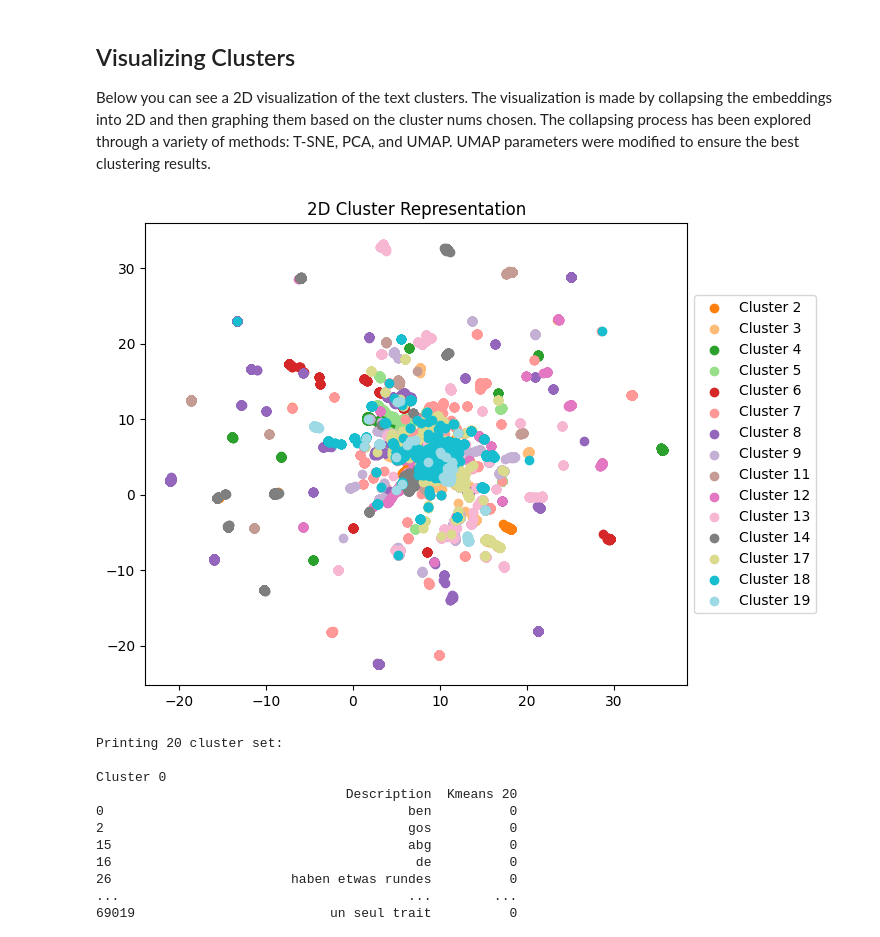
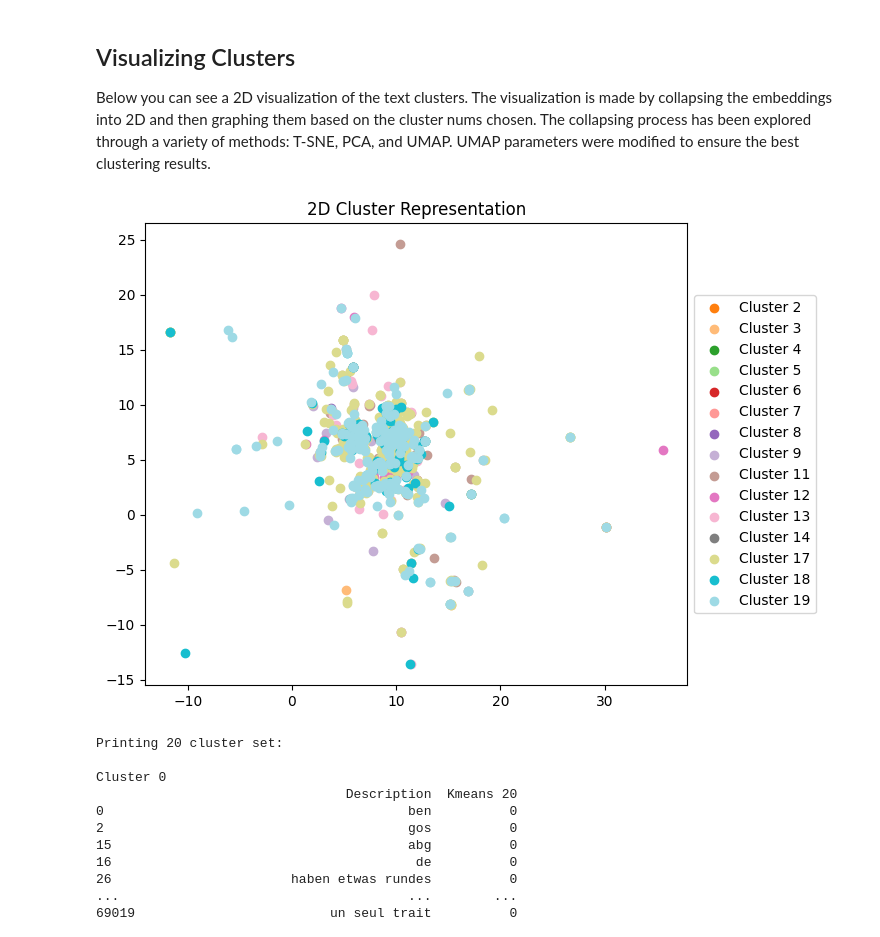
Before and after one commit to zstephe/zstephe.github.io, a Jupyter notebook: Glyph/visualization.ipynb, the cells around one changed output. Drawn from its saved outputs; the diff is of its cells as text; code cells hidden in the pictures.

Commit message:
Clustering honorifics

```diff
--- a/Glyph/visualization.ipynb
+++ b/Glyph/visualization.ipynb
@@ -61,7 +61,7 @@ Below you can see a 2D visualization of the text clusters. The visualization is
 # %%
 import umap.umap_ as umap
 
-reducer = umap.UMAP(n_neighbors=80,min_dist=0,metric='manhattan')
+reducer = umap.UMAP(n_neighbors=50,min_dist=0,metric='euclidean')
 #newEmbeddings2D = pd.DataFrame(PCA(n_components=2).fit_transform(embeddings.drop("Description",axis=1)))
 newEmbeddings2D = pd.DataFrame(reducer.fit_transform(embeddings.drop("Description",axis=1)))
 #newEmbeddings2D = pd.DataFrame(reducer.fit_transform(rows.drop("Description",axis=1)))
@@ -98,10 +98,10 @@ def visualize2D(embeddings2d,clusters,num,ignore=[]):
     plt.savefig("../html_files/clusters.png",bbox_inches="tight")
     plt.show()
 # %%
-#clusters = pd.DataFrame(labels[0],columns=['Kmeans 20'])
-visualize2D(newEmbeddings2D,clusterDf,20,ignore=[0,1,10,15,16])
+newclusterDf = pd.DataFrame(labels[0],columns=['Kmeans 20'])
+visualize2D(newEmbeddings2D,newclusterDf,20,ignore=[0,1,10,15,16])
 # %% [output]
-[figure, old version]
+[figure, new version]
 # %%
 printClusterSet(clusterDf,20)
 # %% [output]
```
Also changed, not shown: 2 other files.
